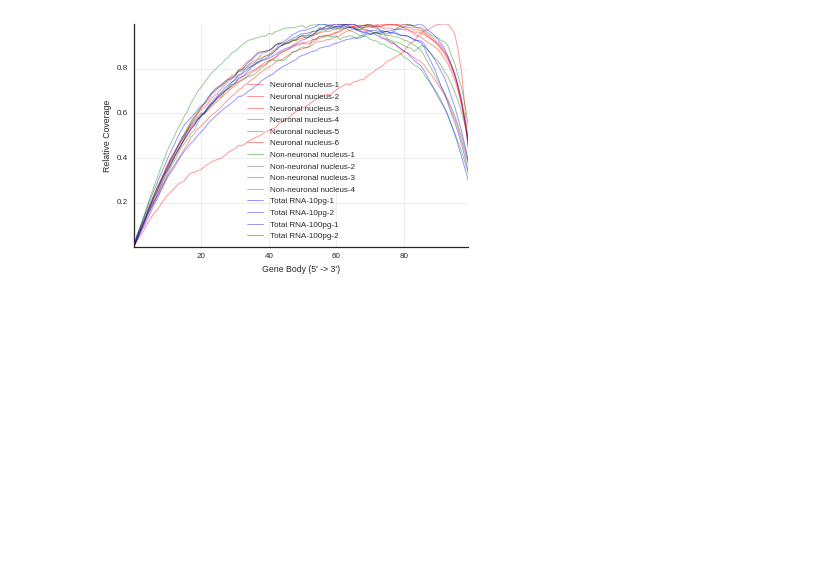
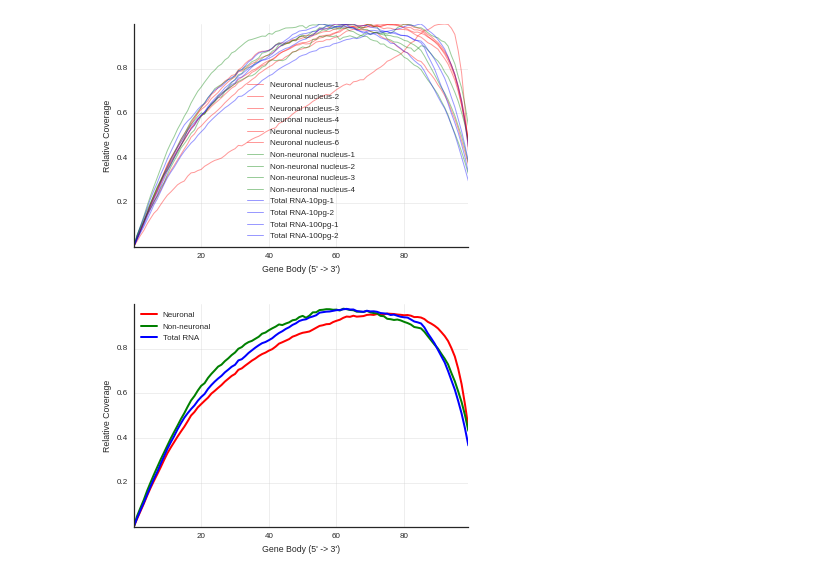
Before and after one commit to Schork-Lab/single-cell, a Jupyter notebook: ipython/nature_protocol/figure_6.ipynb, the cells around one changed output. Saved outputs shown, nothing was run; the diff lists cells and outputs as text; code cells hidden in the pictures; blank space fills up the shorter version.

Commit message:
Added average of samples as another panel

```diff
--- a/ipython/nature_protocol/figure_6.ipynb
+++ b/ipython/nature_protocol/figure_6.ipynb
@@ -54,3 +54,32 @@ sns.despine()
 fig.savefig('../../figures/fig6.png',dpi=300, bbox_inches='tight')
 # %% [output]
 [figure]
+# %%
+non_neuronal = mean(normalized_df[[column for column in normalized_df.columns
+                                   if column.startswith('Non-neuronal')]], axis=1)
+neuronal = mean(normalized_df[[column for column in normalized_df.columns
+                                   if column.startswith('Neuronal')]], axis=1)
+total = mean(normalized_df[[column for column in normalized_df.columns
+                                   if column.startswith('Total')]], axis=1)
+# %%
+average_df = pd.concat([non_neuronal, neuronal, total], axis=1)
+average_df.columns = ['Non-neuronal', 'Neuronal', 'Total RNA']
+# %%
+fig = plt.figure(figsize=(6,4))
+ax = fig.add_subplot(111)
+sample_names, sample_ids = zip(*sorted(get_sample_map().items()))
+ax = average_df.sort(axis=1).plot(ax=ax, lw=2, color=['Red','Green','Blue'], a)
+legend = ax.legend(loc=0, )
+for label in legend.get_texts():
+    label.set_size(8)
+labels = ax.set_xticklabels(['','20','40','60','80'])
+ax.set_yticks([0, 0.2, 0.4, 0.6, 0.8])
+labels = ax.set_yticklabels(['','0.2','0.4','0.6','0.8'])
+ax.set_xlabel("Gene Body (5\' -> 3\')")
+ax.set_ylabel('Relative Coverage')
+ax.grid(alpha=0.4)
+#ax.set_title('%s' % gene_name, fontdict={'size':16})
+sns.despine()
+fig.savefig('../../figures/fig6_b.png',dpi=300, bbox_inches='tight')
+# %% [output]
+[figure, added]
```
Also changed, not shown: parts of 1 cell of this notebook, 1 other file.
